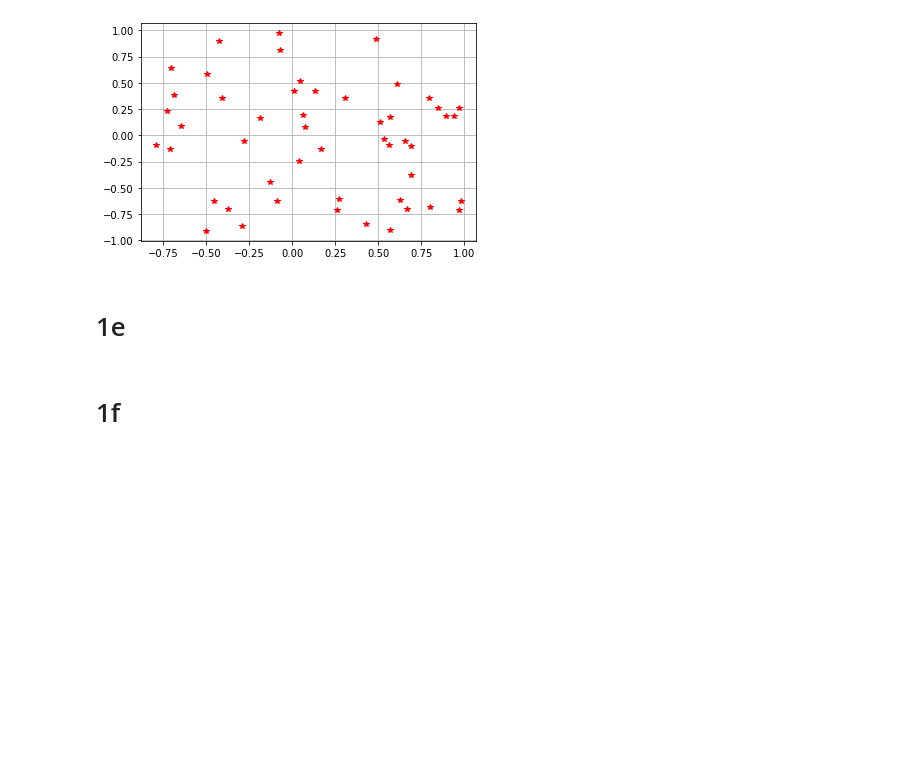
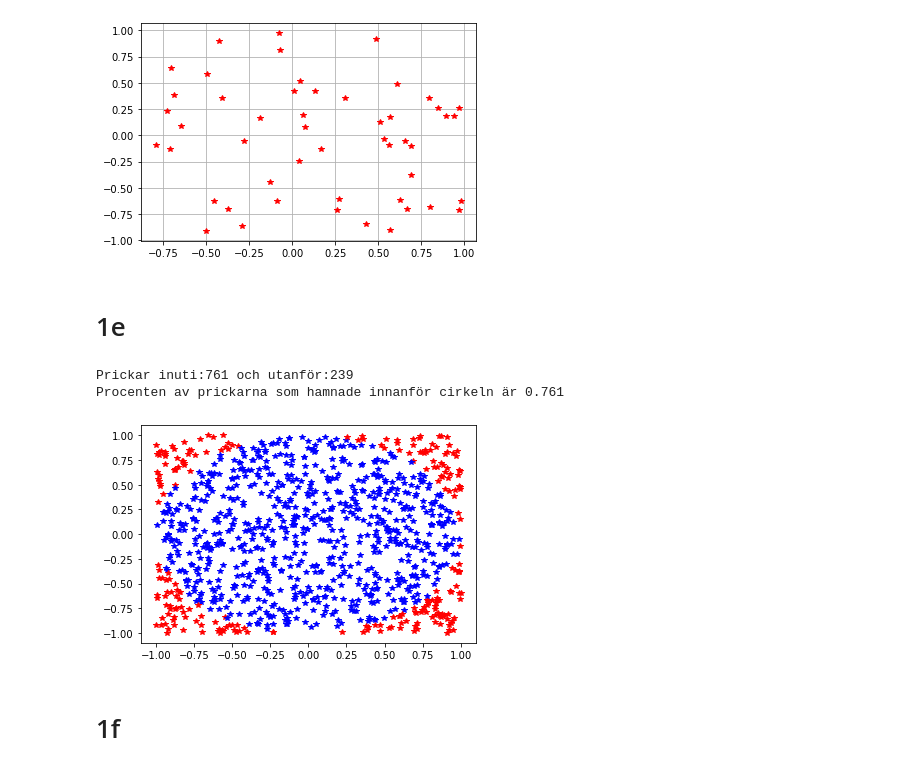
Before and after one commit to Limpan0305/linus_sundsten_TE19C, a Jupyter notebook: Programmering1/Programmeringslaboration/Uppgift1.ipynb, the cells around one changed output. Saved outputs shown, nothing was run; the diff lists cells and outputs as text; code cells hidden in the pictures; blank space fills up the shorter version.

```diff
--- a/Programmering1/Programmeringslaboration/Uppgift1.ipynb
+++ b/Programmering1/Programmeringslaboration/Uppgift1.ipynb
@@ -55,23 +55,27 @@ plt.show() #Visar diagrammet
 # %%
 import random as rnd #Importar random eftersom jag använder det senare när jag ska slumpa flera punkter
 import matplotlib.pyplot as plt
 inne=0 #Sätter ett startvärde för en variabel så den kan ränkas senare, samma sak för raden nedanför
 ute=0
 
-for i in range(100): #Vill upprepa det 100 gånger
+for i in range(1000): #Vill upprepa det 100 gånger
     x = rnd.uniform(-1,1) #Bestämmer intervall för prickarna i x-led
     y = rnd.uniform(-1,1) #Bestämmer intervall för prickarna i y-led
     if x**2+y**2 <= 1: #De punkterna som hamnar i cirkeln
             inne+=1 #Ökar antalet med 1 varje gång if satsen inträffar
             plt.plot(x,y, '*b') #Printa de punkter som ligger innnaför cirkeln
     else: #Punkterna som inte hamnar i cirkeln
             ute+=1 #Ökar antalet med 1 varje gång if satsen (else) inträffar
             plt.plot(x,y, '*r') #Printa de punkter som ligger utanför cirkeln
 
 Procenten = inne/1000 #Får fram en procent av hur många prickar som hamnade innanför cirkeln
 
 print(f"Prickar inuti:{inne} och utanför:{ute}")
 print(f"Procenten av prickarna som hamnade innanför cirkeln är {Procenten}")
+# %% [output]
+Prickar inuti:761 och utanför:239
+Procenten av prickarna som hamnade innanför cirkeln är 0.761
+[figure, added]
 # %% [markdown]
 # 1f
 # %%
```
Also changed, not shown: parts of 2 cells of this notebook.
